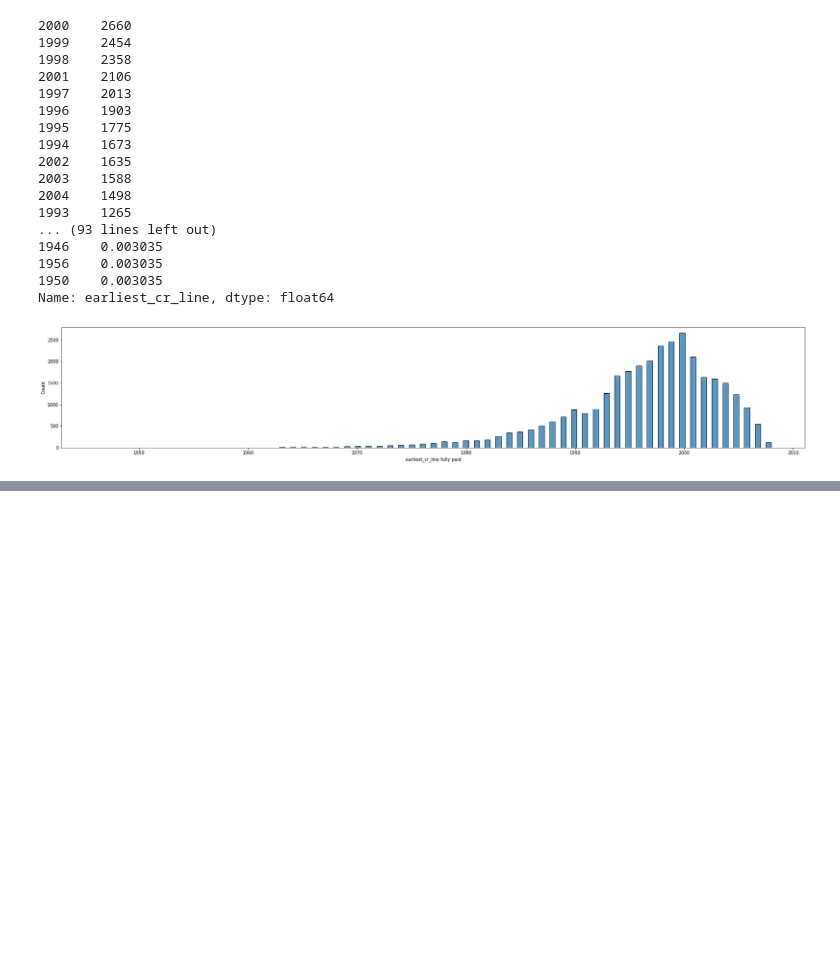
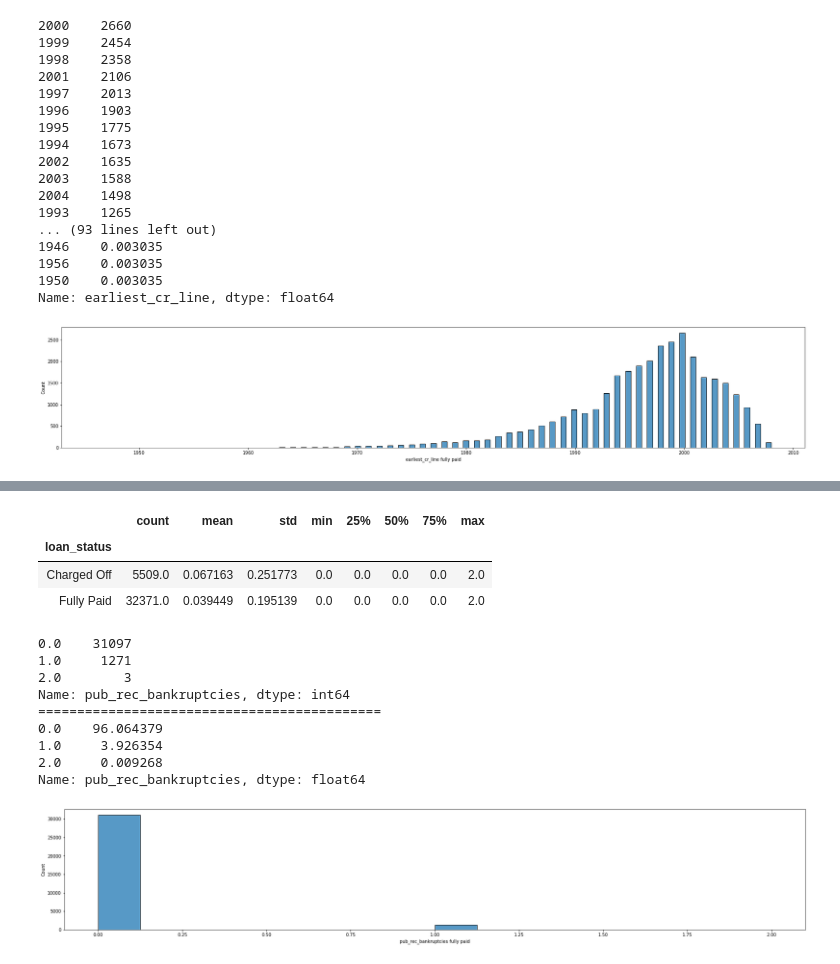
Before and after one commit to rickym99/lendingclub_casestudy, a Jupyter notebook: LCCS-Test.ipynb, the cells around one changed output, grey strips where cells are left out. Drawn from its saved outputs; the diff is of its cells as text; code cells hidden in the pictures; blank space fills up the shorter version.

```diff
--- a/LCCS-Test.ipynb
+++ b/LCCS-Test.ipynb
@@ -844,0 +877,22 @@ Name: earliest_cr_line, dtype: float64
+# %%
+#pub_rec_bankruptcies
+loan_df.groupby('loan_status')['pub_rec_bankruptcies'].describe()
+# %% [output]
+|  | count | mean | std | min | 25% | 50% | 75% | max |
+| loan_status |  |  |  |  |  |  |  |  |
+| Charged Off | 5509.0 | 0.067163 | 0.251773 | 0.0 | 0.0 | 0.0 | 0.0 | 2.0 |
+| Fully Paid | 32371.0 | 0.039449 | 0.195139 | 0.0 | 0.0 | 0.0 | 0.0 | 2.0 |
+# %%
+#fully-paid
+plot_hist(loan_df, 'pub_rec_bankruptcies', 1)
+# %% [output]
+0.0    31097
+1.0     1271
+2.0        3
+Name: pub_rec_bankruptcies, dtype: int64
+============================================
+0.0    96.064379
+1.0     3.926354
+2.0     0.009268
+Name: pub_rec_bankruptcies, dtype: float64
+[figure, added]
```
Also changed, not shown: parts of 54 cells of this notebook.
